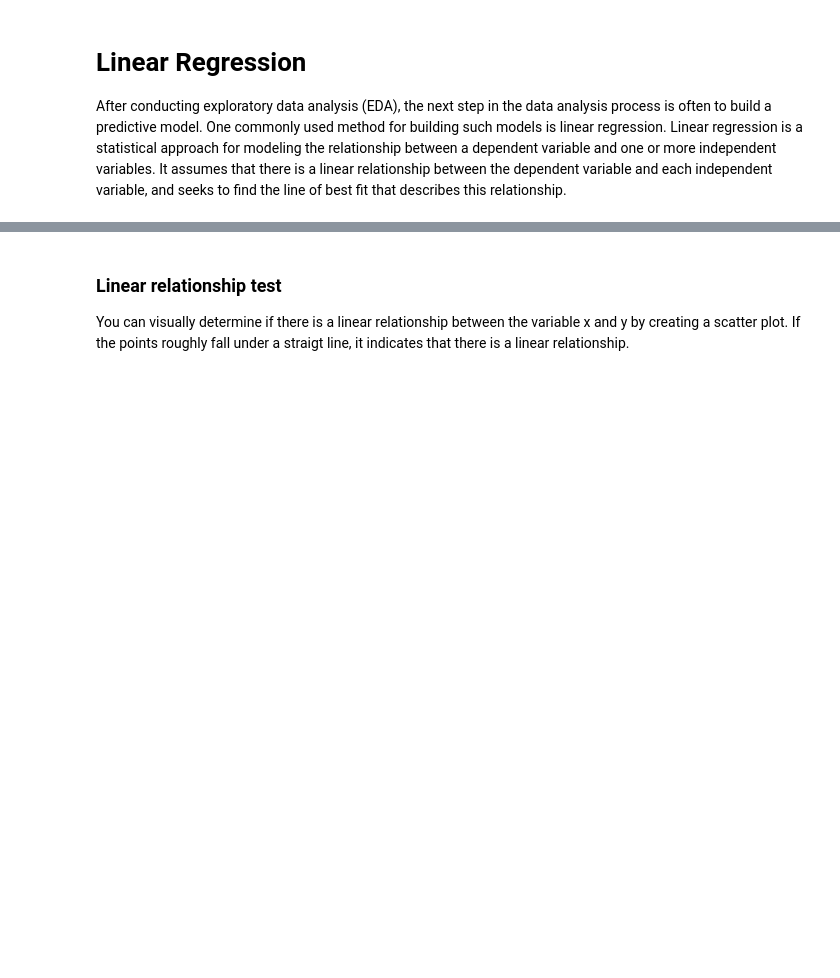
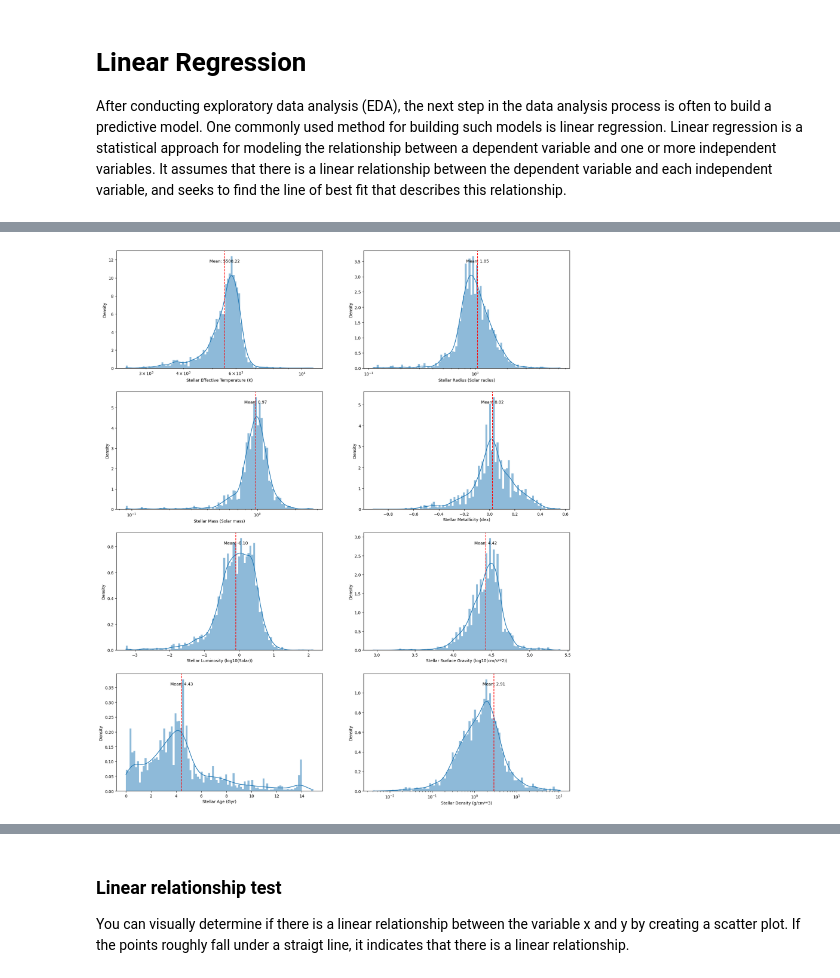
Before and after one commit to leoybkim/exoplanet, a Jupyter notebook: Linear_Regression.ipynb, the cells around one changed output, grey strips where cells are left out. Saved outputs shown, nothing was run; the diff lists cells and outputs as text; code cells hidden in the pictures; blank space fills up the shorter version.

```diff
--- a/Linear_Regression.ipynb
+++ b/Linear_Regression.ipynb
@@ -22,9 +16,7 @@ import copy
 import math
 
 df = pd.read_csv('exoplanet_dataset.csv')
-
-df = df[['st_lum', 'st_rad']]
-df['st_rad'] = np.log10(df['st_rad'])
+df = df.groupby(['hostname', 'st_lum', 'st_rad', 'st_teff', 'st_mass', 'st_met', 'st_logg', 'st_age', 'st_dens']).apply(lambda x: x.drop_duplicates())
+df = df[['hostname', 'st_lum', 'st_rad', 'st_teff', 'st_mass', 'st_met', 'st_metratio', 'st_logg', 'st_age', 'st_dens']]
 
 df = df.dropna() # Drop nan values
-df.info()
@@ -40,0 +43,23 @@ memory usage: 119.8 KB
+# %%
+fig, ax = plt.subplots(4,2,figsize=(20,24))
+axes = ax.flatten()
+
+def graph_histplot(x, ax, xlabel, log_scale=True):
+    sns.histplot(df[x], ax=ax, kde=True, stat='density', linewidth=0, log_scale=log_scale,  x=x, legend=False, bins=100)
+    mean = np.mean(df[x])
+    ax.axvline(x=mean, color='r', linestyle='--', label='Mean')
+    ax.set_xlabel(xlabel)
+    ax.text(mean, ax.get_ylim()[1]*0.9, f'Mean: {mean:0.2f}', ha='center')
+
+graph_histplot('st_teff', axes[0], 'Stellar Effective Temperature (K)')
+graph_histplot('st_rad', axes[1], 'Stellar Radius (Solar radius)')
+graph_histplot('st_mass', axes[2], 'Stellar Mass (Solar mass)')
+graph_histplot('st_met', axes[3], 'Stellar Metallicity (dex)', log_scale=False)
+graph_histplot('st_lum', axes[4], 'Stellar Luminosity (log10(Solar))', log_scale=False)
+graph_histplot('st_logg', axes[5], 'Stellar Surface Gravity (log10(cm/s**2))', log_scale=False)
+graph_histplot('st_age', axes[6], 'Stellar Age (Gyr)', log_scale=False)
+graph_histplot('st_dens', axes[7], 'Stellar Density (g/cm**3)')
+
+plt.show()
+# %% [output]
+[figure, added]
```
Also changed, not shown: parts of 9 cells of this notebook.
